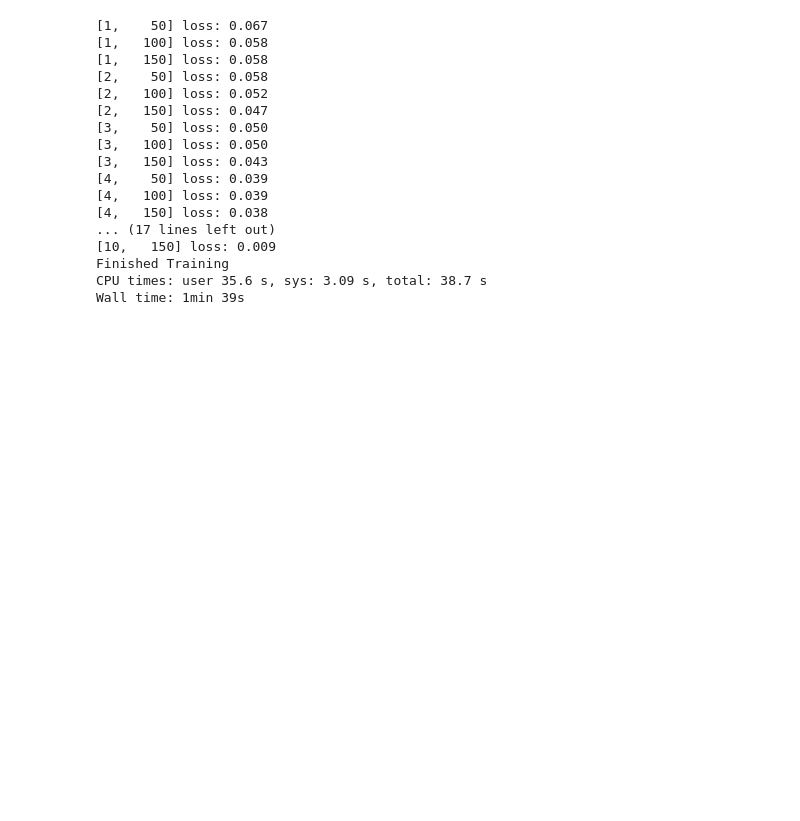
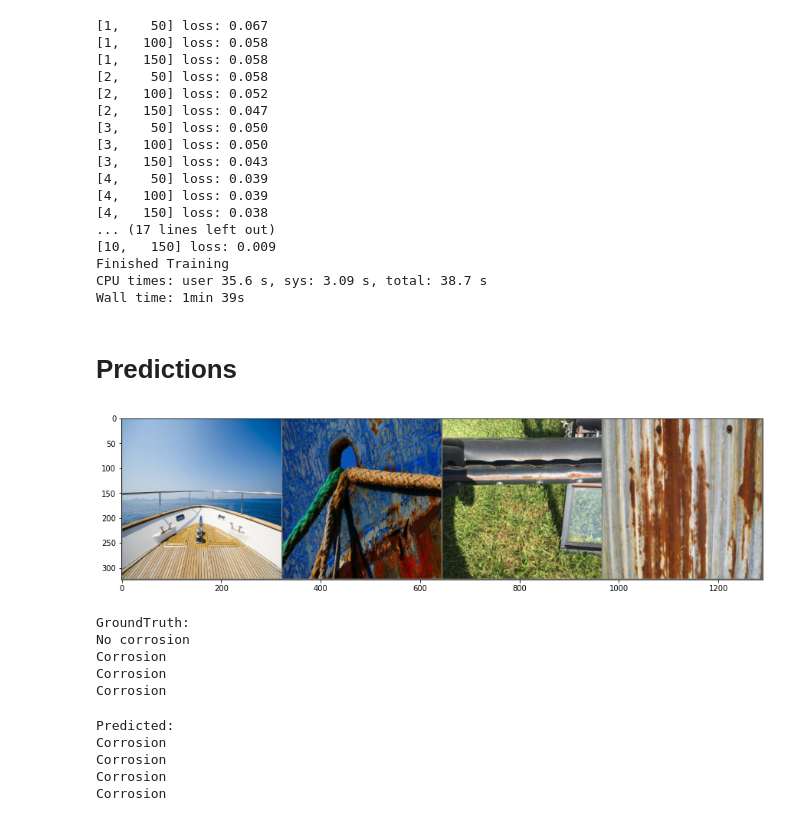
Before and after one commit to dujest/yolov5-workshop, a Jupyter notebook: Deep_CNN_Image_Classifier.ipynb, the cells around one changed output. Cells and saved outputs as stored; diff of their text form; code cells hidden in the pictures; blank space fills up the shorter version.

Commit message:
predictions

```diff
--- a/Deep_CNN_Image_Classifier.ipynb
+++ b/Deep_CNN_Image_Classifier.ipynb
@@ -238,3 +238,19 @@ print('Finished Training')
 Finished Training
 CPU times: user 35.6 s, sys: 3.09 s, total: 38.7 s
 Wall time: 1min 39s
+# %% [markdown]
+# Predictions
+# %%
+dataiter = iter(testloader)
+images, labels = dataiter.next()
+
+imshow(torchvision.utils.make_grid(images))
+print('GroundTruth:')
+print('\n'.join(f'{classes[labels[j]]:5s}' for j in range(batch_size)))
+# %% [output]
+[figure, added]
+GroundTruth:
+No corrosion
+Corrosion
+Corrosion
+Corrosion
@@ -240,0 +260,12 @@ Wall time: 1min 39s
+# %%
+_, predicted = torch.max(outputs, 1)
+
+print('Predicted:')
+print('\n'.join(f'{classes[predicted[j]]:5s}'
+                              for j in range(4)))
+# %% [output]
+Predicted:
+Corrosion
+Corrosion
+Corrosion
+Corrosion
```
Also changed, not shown: parts of 1 cell of this notebook.
